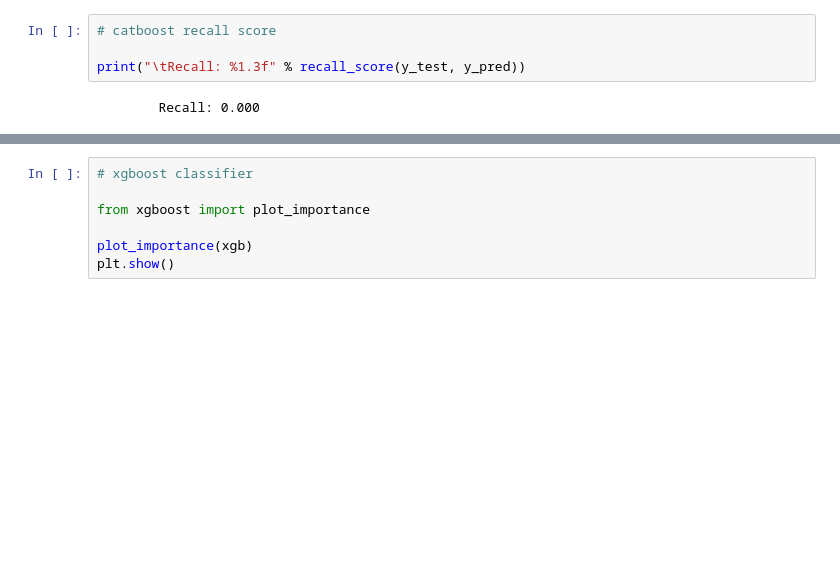
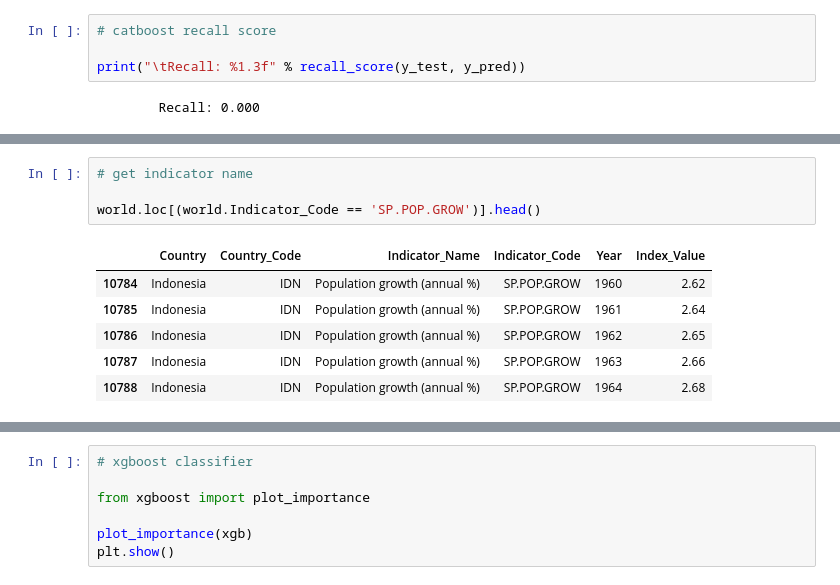
Before and after one commit to milabknowin/Thinkful, a Jupyter notebook: Unsupervised_Learning/Capstone/Global_Fertility_Final_Capstone.ipynb, the cells around one changed output, grey strips where cells are left out. Cells and saved outputs as stored; diff of their text form; blank space fills up the shorter version.

```diff
--- a/Unsupervised_Learning/Capstone/Global_Fertility_Final_Capstone.ipynb
+++ b/Unsupervised_Learning/Capstone/Global_Fertility_Final_Capstone.ipynb
@@ -556,0 +555,11 @@ Country_Code_PAK                        0.01
+# %%
+# get indicator name
+
+world.loc[(world.Indicator_Code == 'SP.POP.GROW')].head()
+# %% [output]
+|  | Country | Country_Code | Indicator_Name | Indicator_Code | Year | Index_Value |
+| 10784 | Indonesia | IDN | Population growth (annual %) | SP.POP.GROW | 1960 | 2.62 |
+| 10785 | Indonesia | IDN | Population growth (annual %) | SP.POP.GROW | 1961 | 2.64 |
+| 10786 | Indonesia | IDN | Population growth (annual %) | SP.POP.GROW | 1962 | 2.65 |
+| 10787 | Indonesia | IDN | Population growth (annual %) | SP.POP.GROW | 1963 | 2.66 |
+| 10788 | Indonesia | IDN | Population growth (annual %) | SP.POP.GROW | 1964 | 2.68 |
```
Also changed, not shown: parts of 28 cells of this notebook.
